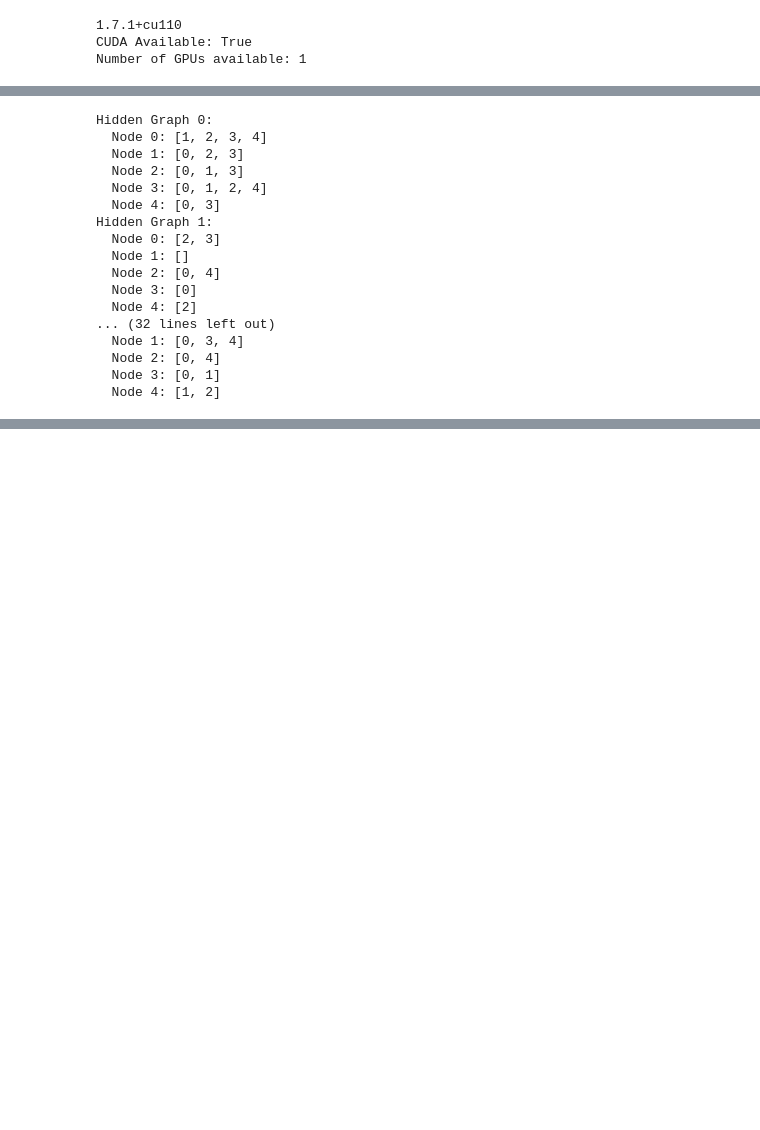
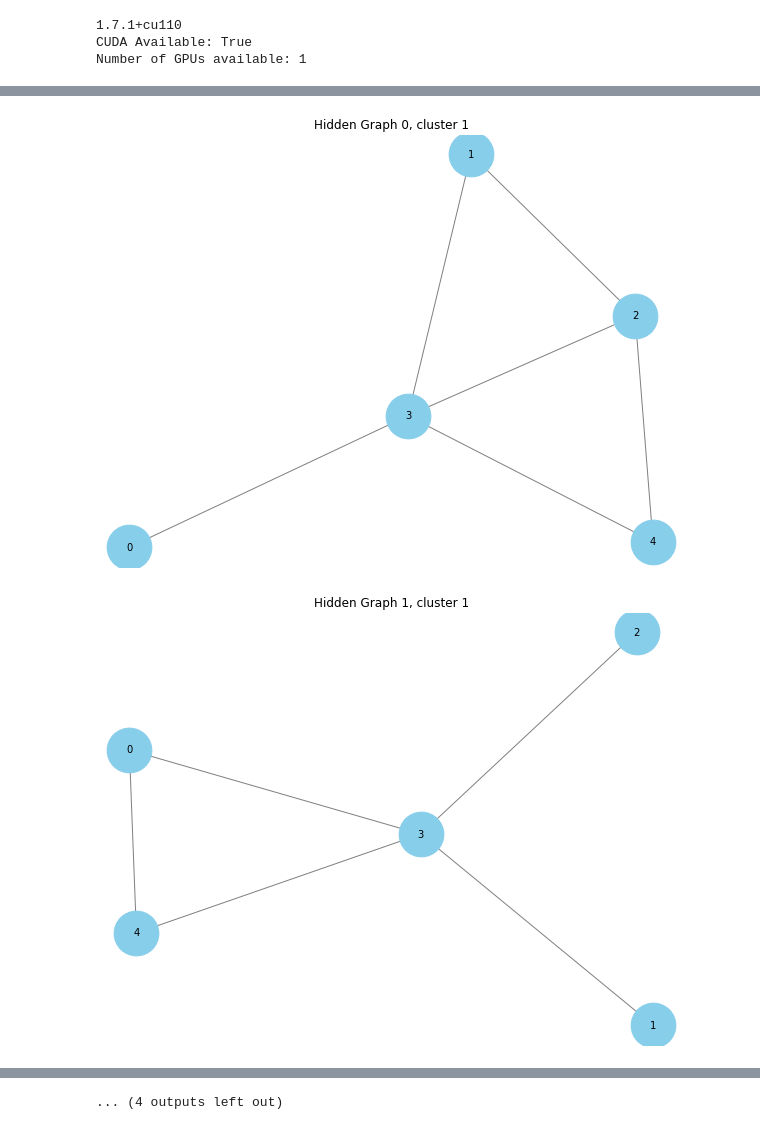
Before and after one commit to huangderful/hrwgnn, a Jupyter notebook: main.ipynb, the cells around one changed output, grey strips where cells are left out. Saved outputs shown, nothing was run; the diff lists cells and outputs as text; code cells hidden in the pictures; blank space fills up the shorter version.

```diff
--- a/main.ipynb
+++ b/main.ipynb
@@ -26,7 +26,7 @@ Number of GPUs available: 1
 # settings
 from types import SimpleNamespace
 args = SimpleNamespace(
-    dataset='synthetic',
+    dataset='graph',
     use_node_labels=False,
     lr=1e-2,
     dropout=0.2,
@@ -36,9 +36,9 @@ args = SimpleNamespace(
     size_hidden_graphs=5,
     hidden_dim=4,
     penultimate_dim=32,
-    max_step=1,
+    max_step=2,
     normalize=False,
-    num_samples = 8
+    num_samples=3
 )
 # %%
 device = torch.device("cpu")
@@ -648,26 +704,28 @@ Cross-val iter: 01 epoch: 020 train_loss= 0.67188 train_acc= 0.61111 val_loss= 0
-# %%
-adjacency_lists = model.get_hidden_graphs_adjacency_list()
-
-# Print the adjacency lists for each hidden graph
-for i, adj_list in enumerate(adjacency_lists):
-    print(f"Hidden Graph {i}:")
-    for node, neighbors in adj_list.items():
-        print(f"  Node {node}: {neighbors}")
-# %% [output]
-Hidden Graph 0:
-  Node 0: [1, 2, 3, 4]
-  Node 1: [0, 2, 3]
-  Node 2: [0, 1, 3]
-  Node 3: [0, 1, 2, 4]
-  Node 4: [0, 3]
-Hidden Graph 1:
-  Node 0: [2, 3]
-  Node 1: []
-  Node 2: [0, 4]
-  Node 3: [0]
-  Node 4: [2]
-... (32 lines left out)
-  Node 1: [0, 3, 4]
-  Node 2: [0, 4]
-  Node 3: [0, 1]
-  Node 4: [1, 2]
+# %%
+import networkx as nx
+import matplotlib.pyplot as plt
+
+# Assuming `adjacency_lists` is a list of dictionaries where each dictionary
+# represents the adjacency list of a hidden graph.
+adjacency_lists = model.get_hidden_graphs_adjacency_list()
+cluster_labels = model.get_cluster_lables()
+
+# Iterate through each hidden graph
+for i, adj_list in enumerate(adjacency_lists):
+    G = nx.Graph()  # Create a new graph for each hidden graph
+
+    # Add edges based on the adjacency list
+    for node, neighbors in adj_list.items():
+        for neighbor in neighbors:
+            G.add_edge(node, neighbor)
+
+    # Draw the graph
+    plt.figure(figsize=(8, 6))
+    nx.draw(
+        G, with_labels=True, node_color='skyblue', edge_color='gray', node_size=2000, font_size=10
+    )
+    plt.title(f"Hidden Graph {i}, cluster {cluster_labels[i]}")
+    plt.show()
+# %% [output]
+[figure, added]
+[figure, added]
@@ -673,0 +742 @@ Hidden Graph 1:
+... (4 outputs left out)
```
Also changed, not shown: parts of 5 cells of this notebook, 13 other files.
